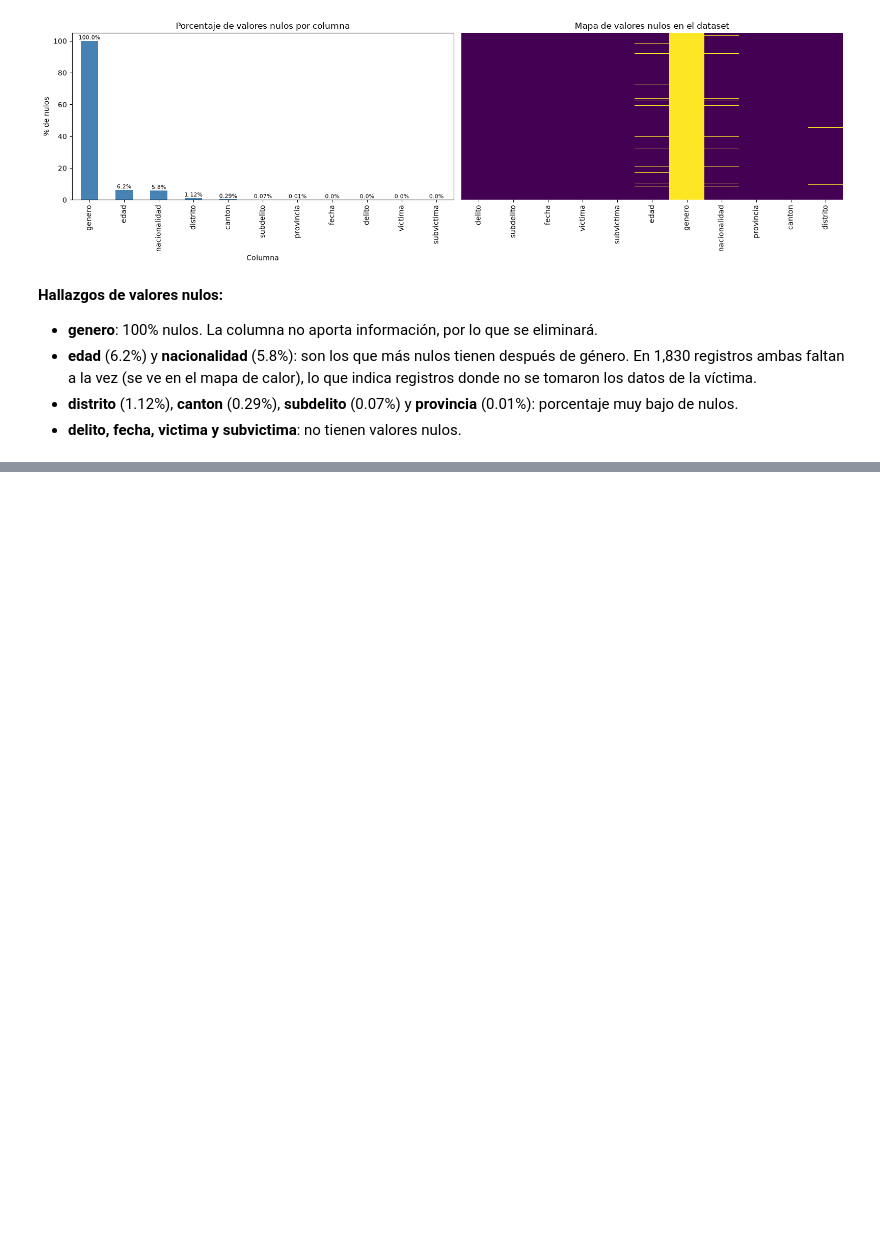
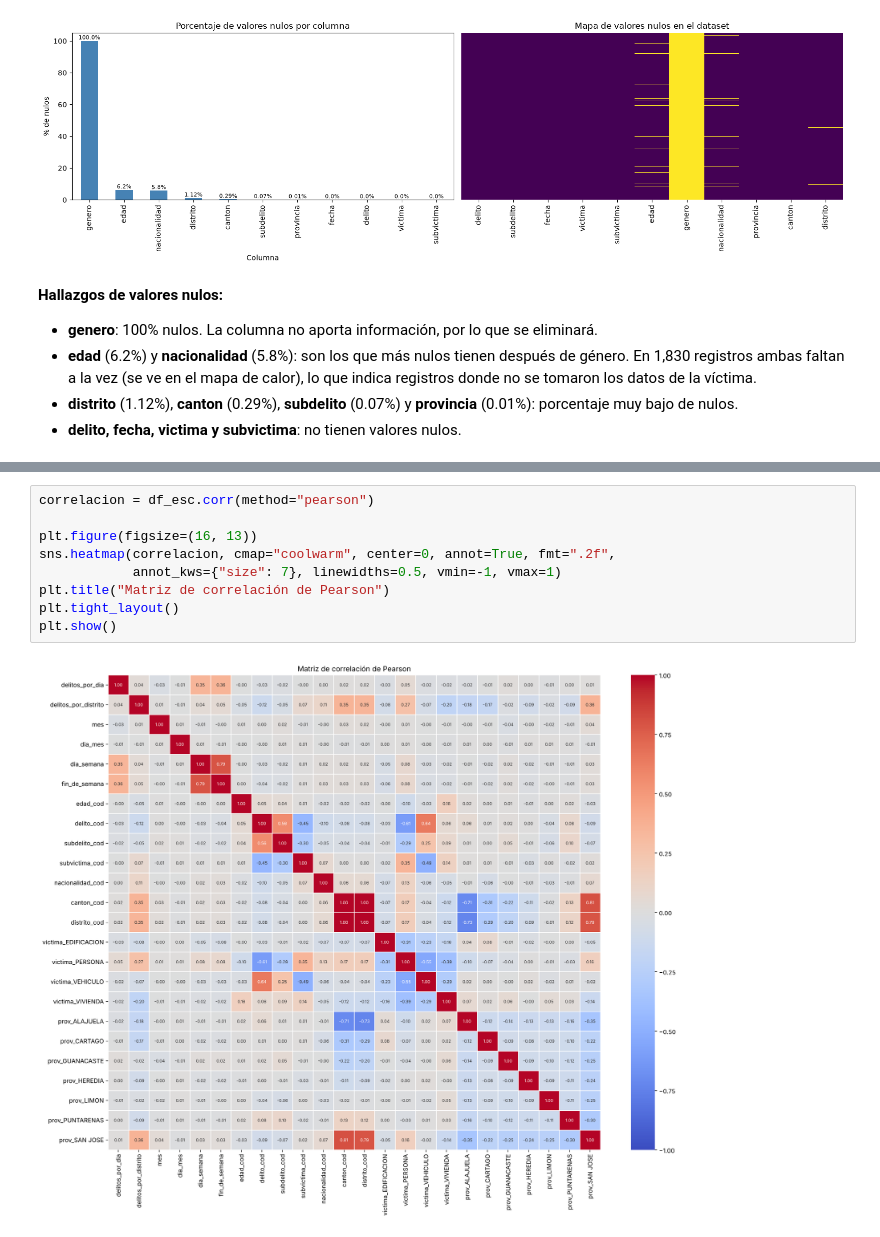
Before and after one commit to JohnArayaE/lab4-mineria-datos, a Jupyter notebook: lab4_IC2025.ipynb, the cells around one changed output, grey strips where cells are left out. Cells and saved outputs as stored; diff of their text form; blank space fills up the shorter version.

```diff
--- a/lab4_IC2025.ipynb
+++ b/lab4_IC2025.ipynb
@@ -217,0 +687,11 @@ plt.show()
+# %%
+correlacion = df_esc.corr(method="pearson")
+
+plt.figure(figsize=(16, 13))
+sns.heatmap(correlacion, cmap="coolwarm", center=0, annot=True, fmt=".2f",
+            annot_kws={"size": 7}, linewidths=0.5, vmin=-1, vmax=1)
+plt.title("Matriz de correlación de Pearson")
+plt.tight_layout()
+plt.show()
+# %% [output]
+[figure, added]
```
Also changed, not shown: parts of 29 cells of this notebook.
